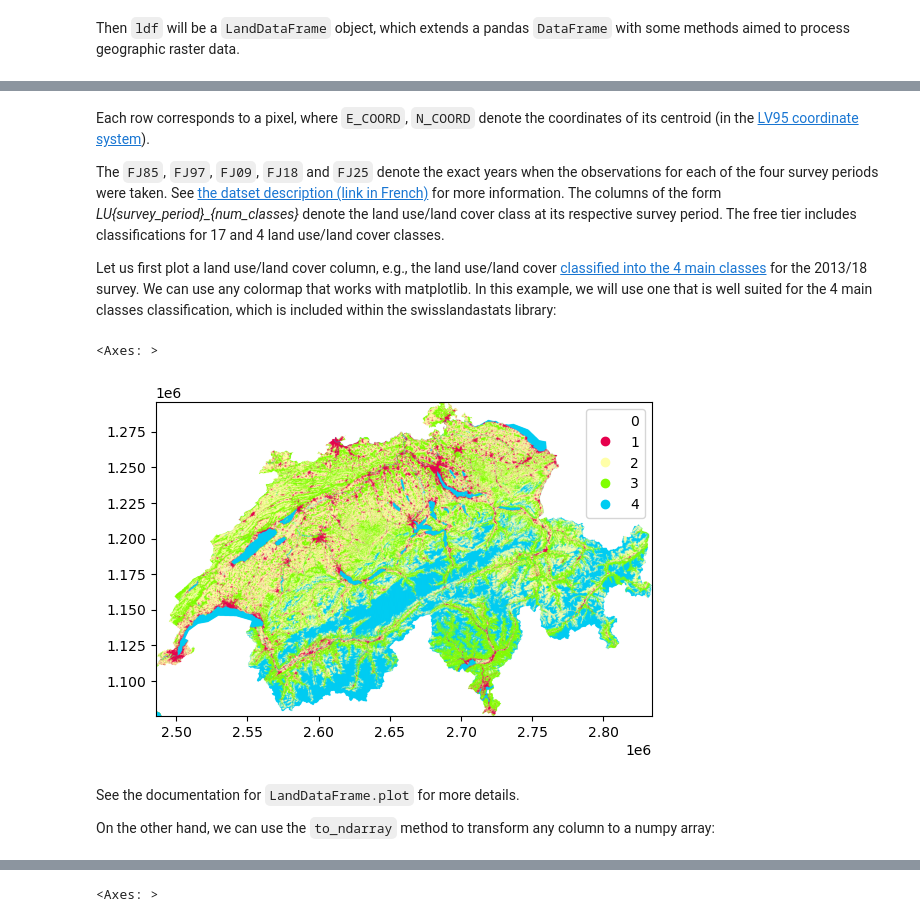
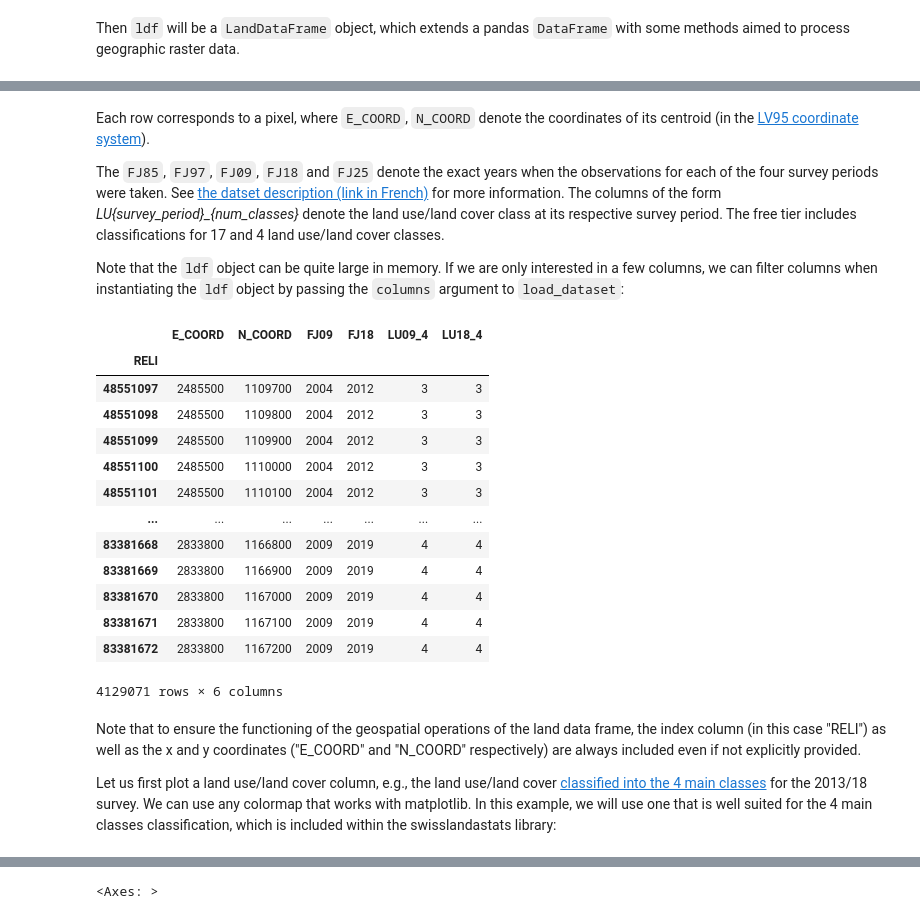
Before and after one commit to martibosch/swisslandstats-geopy, a Jupyter notebook: examples/overview.ipynb, the cells around one changed output, grey strips where cells are left out. Cells and saved outputs as stored; diff of their text form; code cells hidden in the pictures.

Commit message:
docs: updated example notebook

```diff
--- a/examples/overview.ipynb
+++ b/examples/overview.ipynb
@@ -54,14 +56,27 @@ Each row corresponds to a pixel, where `E_COORD`, `N_COORD` denote the coordinat
 
 The `FJ85`, `FJ97`, `FJ09`, `FJ18` and `FJ25` denote the exact years when the observations for each of the four survey periods were taken. See [the datset description (link in French)](https://www.bfs.admin.ch/bfs/fr/home/services/geostat/geodonnees-statistique-federale/sol-utilisation-couverture/statistique-suisse-superficie.html) for more information. The columns of the form *LU{survey_period}_{num_classes}* denote the land use/land cover class at its respective survey period. The free tier includes classifications for 17 and 4 land use/land cover classes.
 
-Let us first plot a land use/land cover column, e.g., the land use/land cover [classified into the 4 main classes](https://www.bfs.admin.ch/bfs/fr/home/services/geostat/geodonnees-statistique-federale/sol-utilisation-couverture/statistique-suisse-superficie/nomenclature-standard.html) for the 2013/18 survey. We can use any colormap that works with matplotlib. In this example, we will use one that is well suited for the 4 main classes classification, which is included within the swisslandastats library:
+Note that the `ldf` object can be quite large in memory. If we are only interested in a few columns, we can filter columns when instantiating the `ldf` object by passing the `columns` argument to `load_dataset`:
 # %%
-ldf.plot("LU18_4", cmap=sls.noas04_4_cmap, norm=sls.noas04_4_norm, legend=True)
+ldf = sls.load_dataset(dataset_key="sls", columns=["FJ09", "FJ18", "LU09_4", "LU18_4"])
+ldf
 # %% [output]
+|  | E_COORD | N_COORD | FJ09 | FJ18 | LU09_4 | LU18_4 |
+| RELI |  |  |  |  |  |  |
+| 48551097 | 2485500 | 1109700 | 2004 | 2012 | 3 | 3 |
+| 48551098 | 2485500 | 1109800 | 2004 | 2012 | 3 | 3 |
+| 48551099 | 2485500 | 1109900 | 2004 | 2012 | 3 | 3 |
+| 48551100 | 2485500 | 1110000 | 2004 | 2012 | 3 | 3 |
+| 48551101 | 2485500 | 1110100 | 2004 | 2012 | 3 | 3 |
+| ... | ... | ... | ... | ... | ... | ... |
+| 83381668 | 2833800 | 1166800 | 2009 | 2019 | 4 | 4 |
+| 83381669 | 2833800 | 1166900 | 2009 | 2019 | 4 | 4 |
+| 83381670 | 2833800 | 1167000 | 2009 | 2019 | 4 | 4 |
+| 83381671 | 2833800 | 1167100 | 2009 | 2019 | 4 | 4 |
+| 83381672 | 2833800 | 1167200 | 2009 | 2019 | 4 | 4 |
-<Axes: >
+4129071 rows × 6 columns
-[figure, removed]
 # %% [markdown]
-See the documentation for `LandDataFrame.plot` for more details.
+Note that to ensure the functioning of the geospatial operations of the land data frame, the index column (in this case "RELI") as well as the x and y coordinates ("E_COORD" and "N_COORD" respectively) are always included even if not explicitly provided.
 
-On the other hand, we can use the `to_ndarray` method to transform any column to a numpy array:
+Let us first plot a land use/land cover column, e.g., the land use/land cover [classified into the 4 main classes](https://www.bfs.admin.ch/bfs/fr/home/services/geostat/geodonnees-statistique-federale/sol-utilisation-couverture/statistique-suisse-superficie/nomenclature-standard.html) for the 2013/18 survey. We can use any colormap that works with matplotlib. In this example, we will use one that is well suited for the 4 main classes classification, which is included within the swisslandastats library:
 # %%
```
Also changed, not shown: parts of 36 cells of this notebook.
